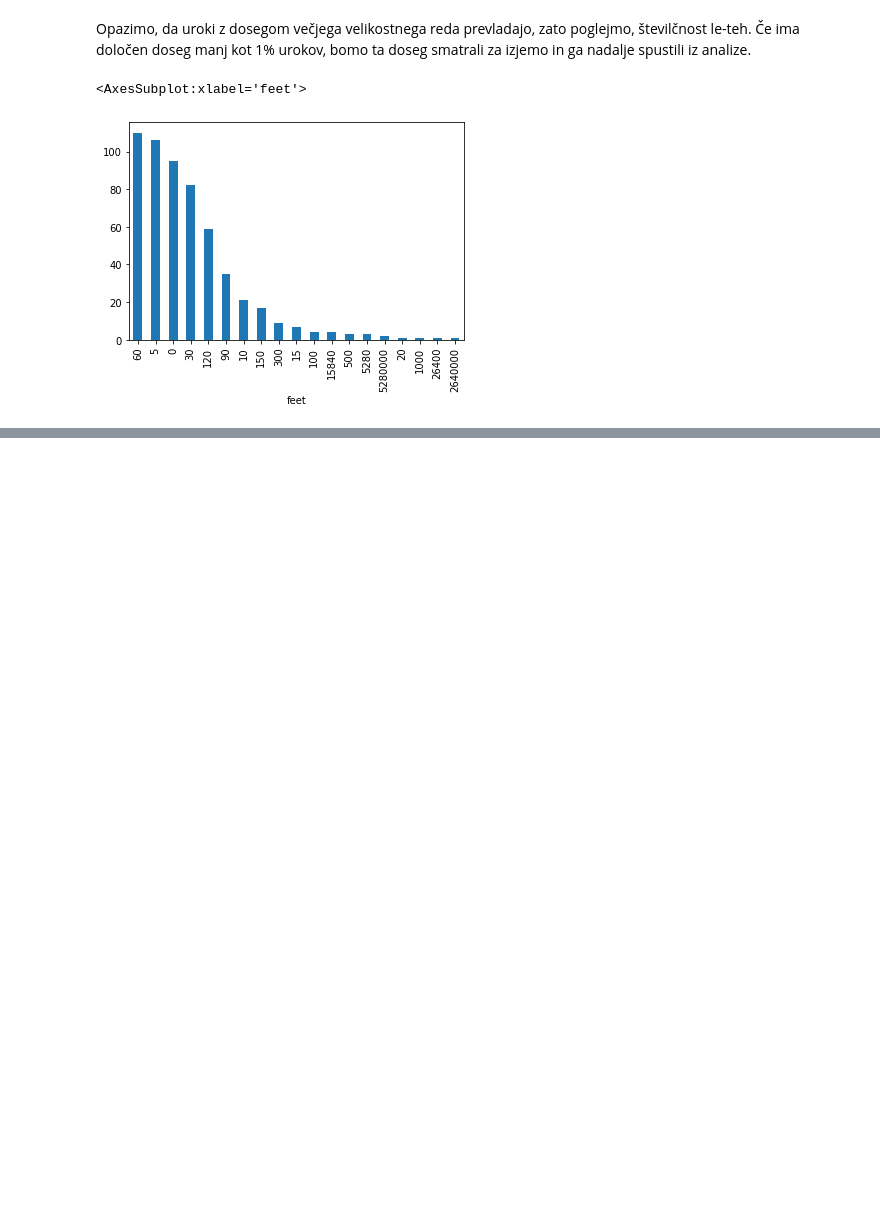
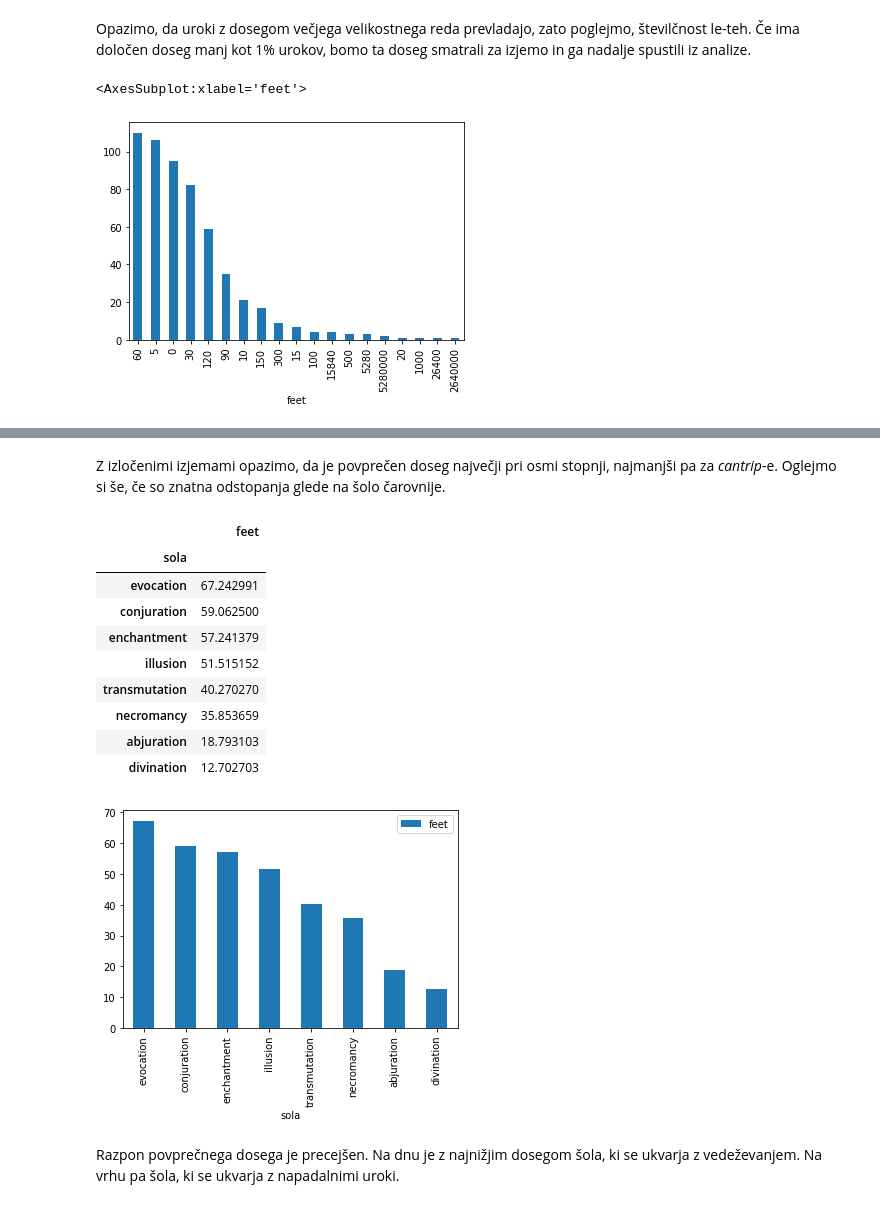
Before and after one commit to vercekpeterdamian/prog1-uroki_dnd, a Jupyter notebook: analiza.ipynb, the cells around one changed output, grey strips where cells are left out. Cells and saved outputs as stored; diff of their text form; code cells hidden in the pictures; blank space fills up the shorter version.

```diff
--- a/analiza.ipynb
+++ b/analiza.ipynb
@@ -463,0 +518,20 @@ uroki_doseg.groupby('feet').size().sort_values(ascending=False).plot.bar()
+# %% [markdown]
+Z izločenimi izjemami opazimo, da je povprečen doseg največji pri osmi stopnji, najmanjši pa za *cantrip*-e. Oglejmo si še, če so znatna odstopanja glede na šolo čarovnije.
+# %%
+uroki_doseg_precisceni_povp_po_soli = uroki_doseg_precisceni.copy().drop('stopnja', axis=1).groupby('sola').mean()
+uroki_doseg_precisceni_povp_po_soli.sort_values(by='feet', ascending=False).plot.bar()
+uroki_doseg_precisceni_povp_po_soli.sort_values(by='feet', ascending=False)
+# %% [output]
+|  | feet |
+| sola |  |
+| evocation | 67.242991 |
+| conjuration | 59.062500 |
+| enchantment | 57.241379 |
+| illusion | 51.515152 |
+| transmutation | 40.270270 |
+| necromancy | 35.853659 |
+| abjuration | 18.793103 |
+| divination | 12.702703 |
+[figure, added]
+# %% [markdown]
+Razpon povprečnega dosega je precejšen. Na dnu je z najnižjim dosegom šola, ki se ukvarja z vedeževanjem. Na vrhu pa šola, ki se ukvarja z napadalnimi uroki.
```
Also changed, not shown: parts of 4 cells of this notebook.
